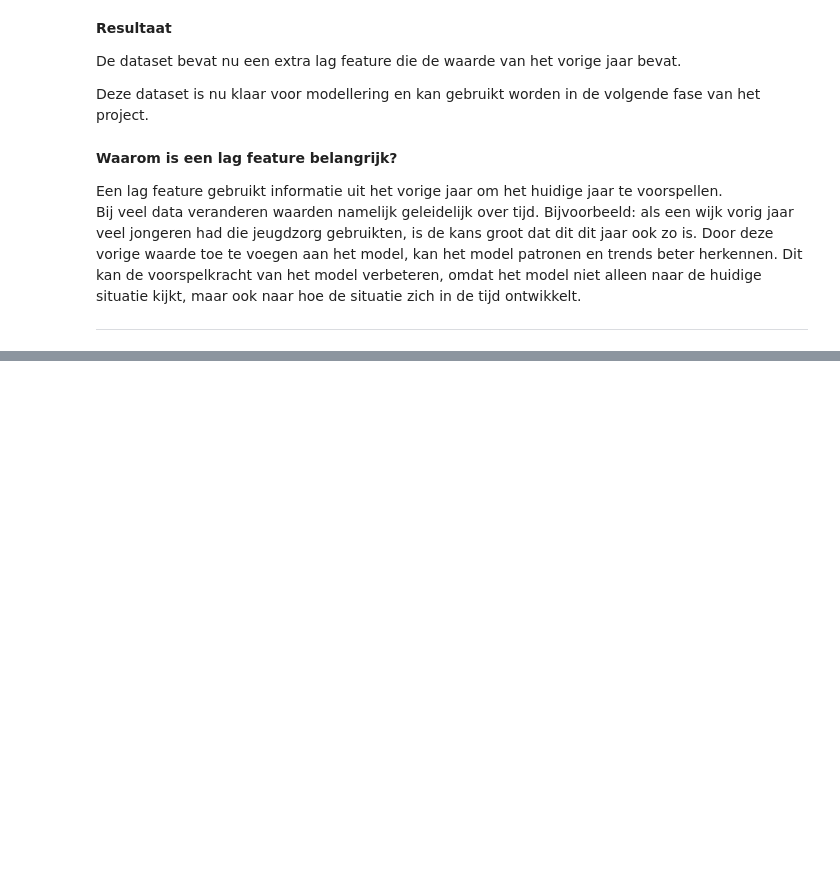
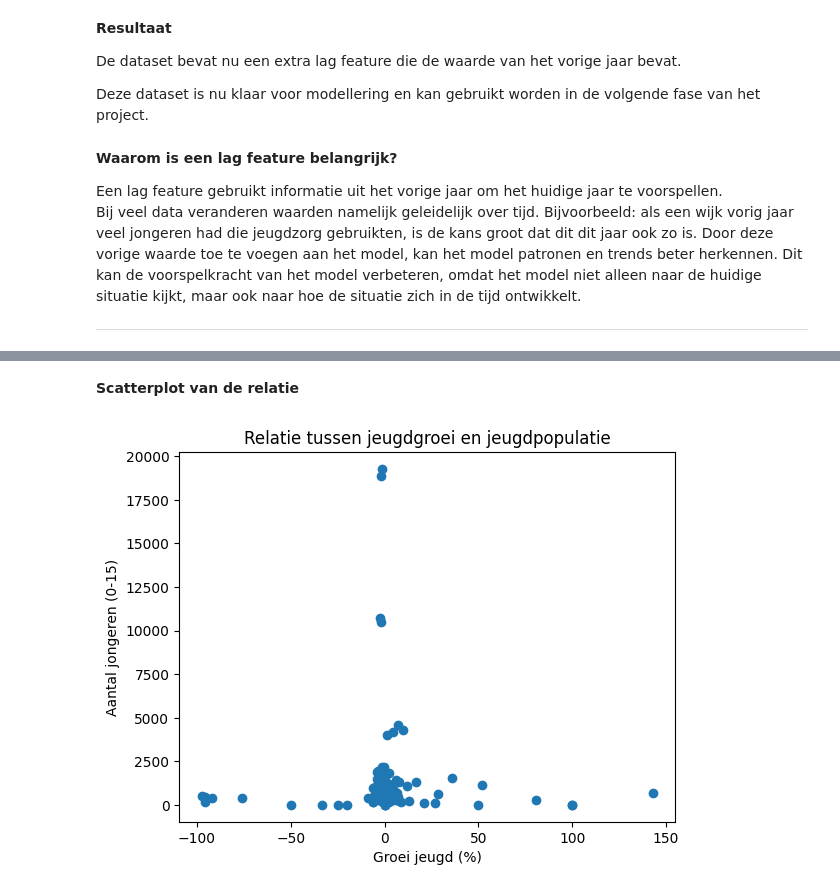
Before and after one commit to Ismael-991/almere-jeugd-voorspelling, a Jupyter notebook: notebooks/individual/Wail_notebook.ipynb, the cells around one changed output, grey strips where cells are left out. Drawn from its saved outputs; the diff is of its cells as text; code cells hidden in the pictures; blank space fills up the shorter version.

```diff
--- a/notebooks/individual/Wail_notebook.ipynb
+++ b/notebooks/individual/Wail_notebook.ipynb
@@ -761,0 +803,8 @@ Dit kan de voorspelkracht van het model verbeteren, omdat het model niet alleen
+# %%
+# sorteren op wijk en jaar
+df = df.sort_values(["Wijk", "Jaar"])
+
+# groeipercentage berekenen
+df["Groei_Jeugd_pct"] = df.groupby("Wijk")["k_0Tot15Jaar_8"].pct_change() * 100
+
+df[["Wijk","Jaar","k_0Tot15Jaar_8","Groei_Jeugd_pct"]].head()
@@ -761,0 +829,4 @@ Dit kan de voorspelkracht van het model verbeteren, omdat het model niet alleen
+# %%
+df_model = df.dropna(subset=["Groei_Jeugd_pct"])
+
+print(df_model.shape)
@@ -761,0 +876,15 @@ Dit kan de voorspelkracht van het model verbeteren, omdat het model niet alleen
+# %% [markdown]
+**Scatterplot van de relatie**
+# %%
+
+import matplotlib.pyplot as plt
+
+plt.scatter(df_model["Groei_Jeugd_pct"], df_model["k_0Tot15Jaar_8"])
+
+plt.xlabel("Groei jeugd (%)")
+plt.ylabel("Aantal jongeren (0-15)")
+plt.title("Relatie tussen jeugdgroei en jeugdpopulatie")
+
+plt.show()
+# %% [output]
+[figure, added]
```
Also changed, not shown: parts of 16 cells of this notebook.
